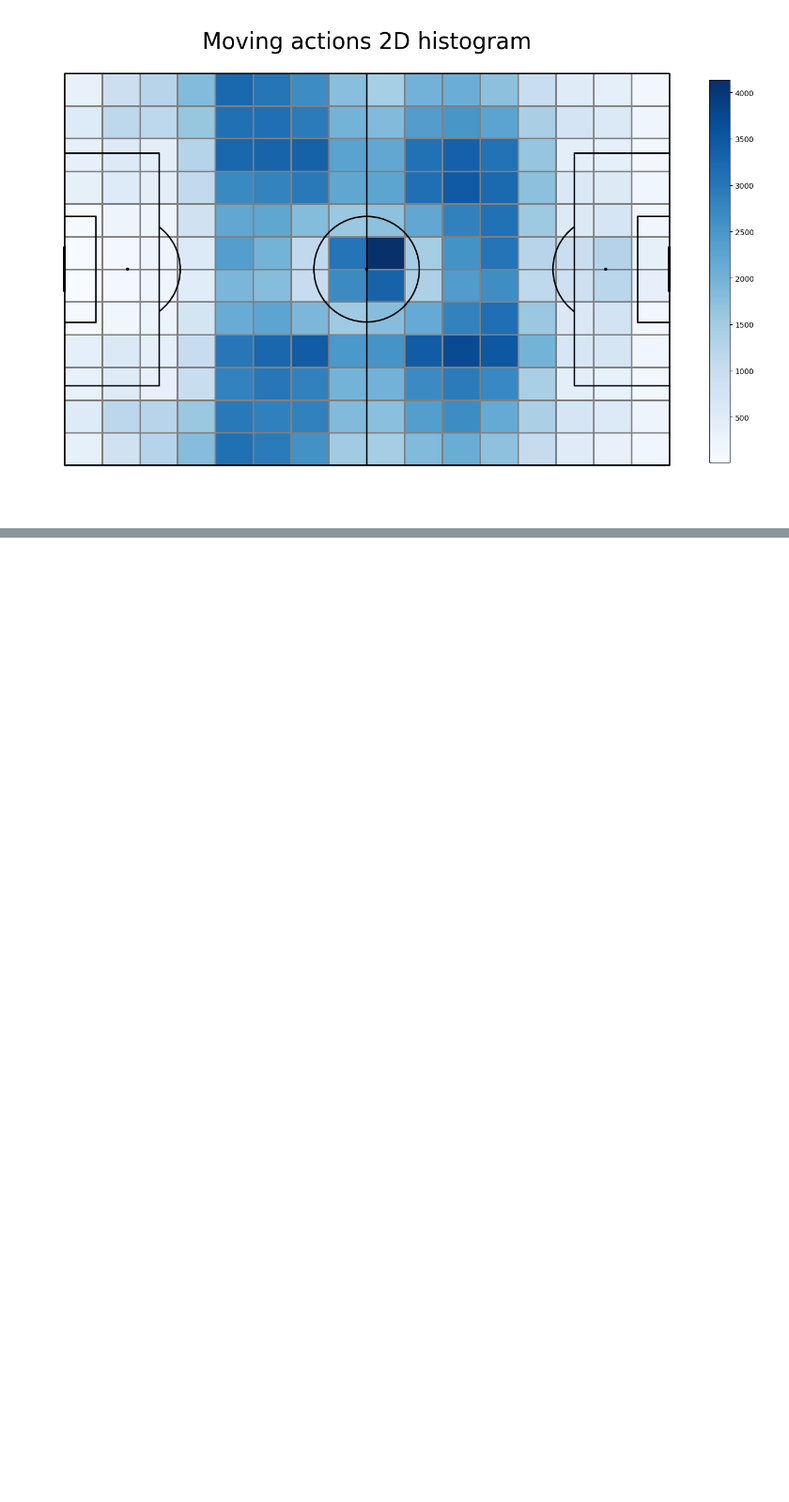
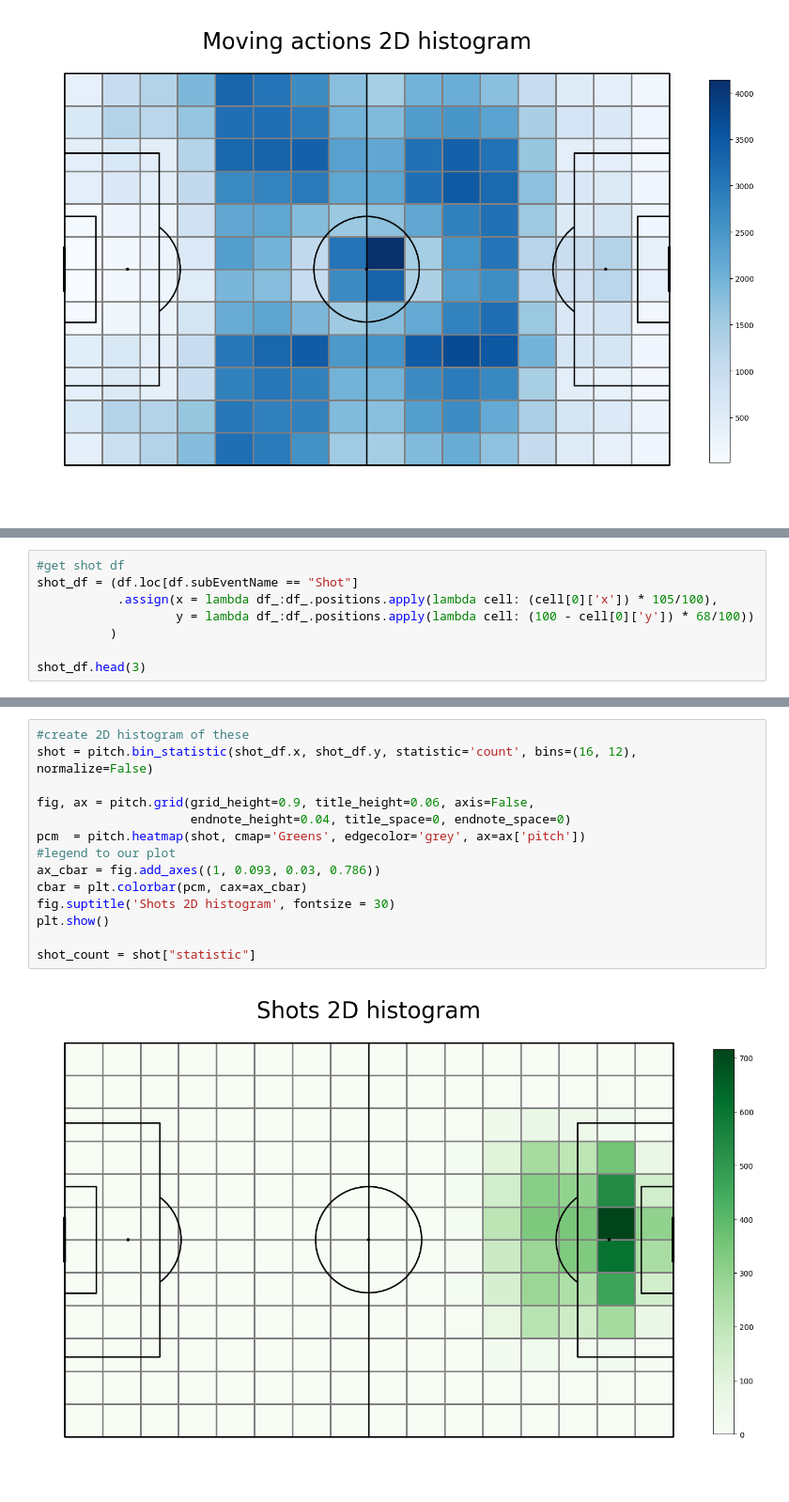
Before and after one commit to khoffLSU/footy_analytics, a Jupyter notebook: Valuing Actions Chapter.ipynb, the cells around one changed output, grey strips where cells are left out. Shown: that part at 94% size. Cells and saved outputs as stored; diff of their text form; blank space fills up the shorter version.

```diff
--- a/Valuing Actions Chapter.ipynb
+++ b/Valuing Actions Chapter.ipynb
@@ -221,0 +228,8 @@ move_count = move["statistic"]
+# %%
+#get shot df
+shot_df = (df.loc[df.subEventName == "Shot"]
+           .assign(x = lambda df_:df_.positions.apply(lambda cell: (cell[0]['x']) * 105/100),
+                   y = lambda df_:df_.positions.apply(lambda cell: (100 - cell[0]['y']) * 68/100))
+          )
+
+shot_df.head(3)
@@ -221,0 +241,16 @@ move_count = move["statistic"]
+# %%
+#create 2D histogram of these
+shot = pitch.bin_statistic(shot_df.x, shot_df.y, statistic='count', bins=(16, 12), normalize=False)
+
+fig, ax = pitch.grid(grid_height=0.9, title_height=0.06, axis=False,
+                     endnote_height=0.04, title_space=0, endnote_space=0)
+pcm  = pitch.heatmap(shot, cmap='Greens', edgecolor='grey', ax=ax['pitch'])
+#legend to our plot
+ax_cbar = fig.add_axes((1, 0.093, 0.03, 0.786))
+cbar = plt.colorbar(pcm, cax=ax_cbar)
+fig.suptitle('Shots 2D histogram', fontsize = 30)
+plt.show()
+
+shot_count = shot["statistic"]
+# %% [output]
+[figure, added]
```
Also changed, not shown: parts of 17 cells of this notebook.
